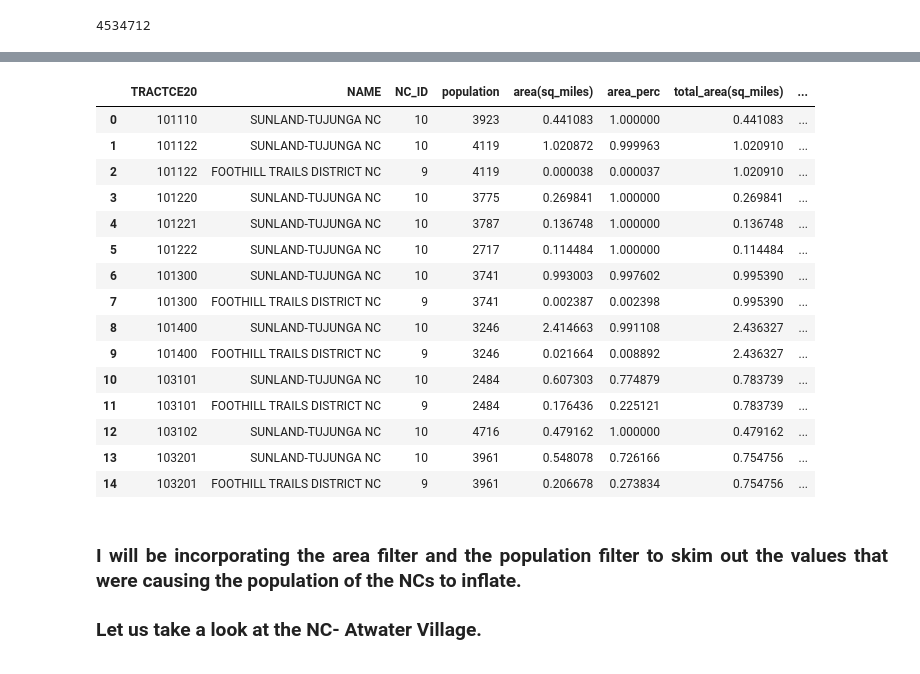
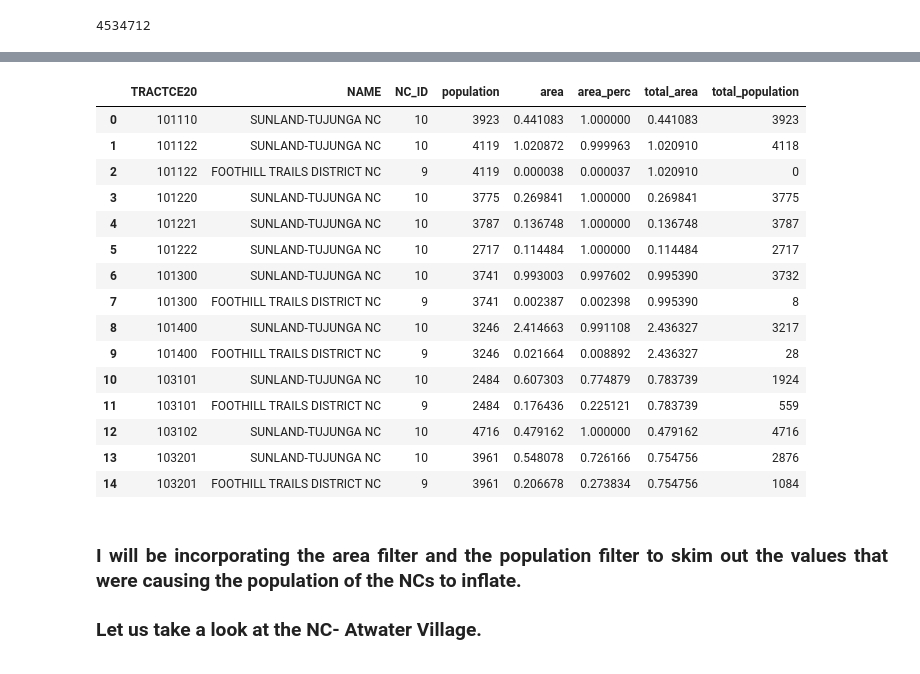
Before and after one commit to hackforla/311-data, a Jupyter notebook: analytics/population/nc_pop_recent.ipynb, the cells around one changed output, grey strips where cells are left out. Saved outputs shown, nothing was run; the diff lists cells and outputs as text; code cells hidden in the pictures.

```diff
--- a/analytics/population/nc_pop_recent.ipynb
+++ b/analytics/population/nc_pop_recent.ipynb
@@ -41,7 +60,6 @@ def area_sq_miles(geo):
 # %%
-# Taking a subset of the acs_demo dataframe.
-
-acs_demo_subset=acs_demo[['GEOID20','population' ]]
+# Taking a subset of the acs_demographics dataframe.
+acs_demographics_subset=acs_demographics[['GEOID20','population' ]]
 
 # Making sure that the crs- coordinate reference system for census_2020 is the same as that of the la_nc using the to_crs()
 # method. This will allow the spatial merging of both the geopandas dataframes.
@@ -49,9 +67,8 @@ acs_demo_subset=acs_demo[['GEOID20','population' ]]
 census_2020 = census_2020.to_crs(la_nc.crs)
 
 # Spatial overlap of the la_nc and census_2020 data.
+census_nc = gpd.overlay(census_2020, la_nc, how='intersection')
 
-census_NC = gpd.overlay(census_2020, la_nc, how='intersection')
-
-census_NC= census_NC[['TRACTCE20','GEOID20', 'NAME', 'NC_ID', 'INTPTLAT20', 'INTPTLON20', 'geometry']]
-print('Number of rows in census_NC: ', census_NC.shape[0])
+census_nc= census_nc[['TRACTCE20','GEOID20', 'NAME', 'NC_ID', 'INTPTLAT20', 'INTPTLON20', 'geometry']]
+print('Number of rows in census_nc: ', census_nc.shape[0])
 # %% [output]
@@ -160,6 +198,9 @@ test.population.sum()
 # %%
 # Add the area column.
-census = pd.merge(census_NC, acs_demo_subset, on='GEOID20')
-census['area(sq_miles)']= census.apply(lambda x: area_sq_miles(x.geometry), axis=1)
-census[['NC_ID','NAME', 'TRACTCE20', 'population','area(sq_miles)']].head(10)
+tracts_nc_demographics = pd.merge(census_nc, acs_demographics_subset, on='GEOID20')
+tracts_nc_demographics['area']= tracts_nc_demographics.apply(lambda row: area_sq_miles(row.geometry), axis=1)
+
+# The area is in square miles.
+
+tracts_nc_demographics[['NC_ID','NAME', 'TRACTCE20', 'population','area']].head(10)
 # %% [output]
@@ -175,11 +216,12 @@ census[['NC_ID','NAME', 'TRACTCE20', 'population','area(sq_miles)']].head(10)
 | 8 | 10 | SUNLAND-TUJUNGA NC | 101400 | 3246 | 2.414663 |
 | 9 | 9 | FOOTHILL TRAILS DISTRICT NC | 101400 | 3246 | 0.021664 |
 # %%
-census_test=census.groupby('TRACTCE20', as_index= False).agg({'NC_ID':'first','NAME':'first','geometry':'first', 'INTPTLAT20':'first', 'INTPTLON20':'first', 'NAME':'first','GEOID20':'first','area(sq_miles)':sum})
-census_test.rename(columns={'area(sq_miles)': 'total_area(sq_miles)'}, inplace=True)
-census_test= census_test[['TRACTCE20','total_area(sq_miles)']]
+# Adding the total_area column by grouping tracts_nc_demographics by TRACTCE20 and summing up the area for each census tract.
+tracts_nc_test = tracts_nc_demographics.groupby('TRACTCE20', as_index= False).agg({'NC_ID':'first','NAME':'first','geometry':'first', 'INTPTLAT20':'first', 'INTPTLON20':'first', 'NAME':'first','GEOID20':'first','area':sum})
+tracts_nc_test.rename(columns={'area': 'total_area'}, inplace=True)
+tracts_nc_test = tracts_nc_test[['TRACTCE20','total_area']]
 # %%
-# Let us add the total_area to census dataframe.
-census_perc= pd.merge(census, census_test, on='TRACTCE20')
-census_perc.head()
+# Let us merge the tracts_nc_demographics and tracts_nc_test dataframes.
+tracts_nc_perc= pd.merge(tracts_nc_demographics, tracts_nc_test, on='TRACTCE20')
+tracts_nc_perc.head()
 # %% [output]
@@ -191,36 +233,35 @@ census_perc.head()
 | 4 | 101221 | 06037101221 | SUNLAND-TUJUNGA NC | 10 | +34.2543290 | -118.2925767 | POLYGON ((-118.29945 34.25598, -1... | 3787 | 0.136748 | ... |
 # %%
 # Evaluating the percentage of the intersecting areas (area_perc):
-census_perc['area_perc'] = census_perc['area(sq_miles)']/census_perc['total_area(sq_miles)']
+tracts_nc_perc['area_perc'] = tracts_nc_perc['area']/tracts_nc_perc['total_area']
 
 # Adding the percentage of population column.
-census_perc['total_population'] = census_perc['population']*census_perc['area_perc']
+tracts_nc_perc['total_population'] = tracts_nc_perc['population']*tracts_nc_perc['area_perc']
 
 # Rounding the population number:
-census_perc['total_population'] = census_perc['total_population'].apply(np.floor)
+tracts_nc_perc['total_population'] = tracts_nc_perc['total_population'].apply(np.floor)
 
 # Converting the population to integer type.
+tracts_nc_perc['total_population']  = tracts_nc_perc['total_population'].astype(int)
 
-census_perc['total_population']  = census_perc['total_population'].astype(int)
-
-census_perc[['TRACTCE20', 'NAME', 'NC_ID', 'population', 'area(sq_miles)', 'area_perc', 'total_area(sq_miles)', 'total_population']].head(15)
+tracts_nc_perc[['TRACTCE20', 'NAME', 'NC_ID', 'population', 'area', 'area_perc', 'total_area', 'total_population']].head(15)
 # %% [output]
-|  | TRACTCE20 | NAME | NC_ID | population | area(sq_miles) | area_perc | total_area(sq_miles) | ... |
-| 0 | 101110 | SUNLAND-TUJUNGA NC | 10 | 3923 | 0.441083 | 1.000000 | 0.441083 | ... |
-| 1 | 101122 | SUNLAND-TUJUNGA NC | 10 | 4119 | 1.020872 | 0.999963 | 1.020910 | ... |
-| 2 | 101122 | FOOTHILL TRAILS DISTRICT NC | 9 | 4119 | 0.000038 | 0.000037 | 1.020910 | ... |
-| 3 | 101220 | SUNLAND-TUJUNGA NC | 10 | 3775 | 0.269841 | 1.000000 | 0.269841 | ... |
-| 4 | 101221 | SUNLAND-TUJUNGA NC | 10 | 3787 | 0.136748 | 1.000000 | 0.136748 | ... |
-| 5 | 101222 | SUNLAND-TUJUNGA NC | 10 | 2717 | 0.114484 | 1.000000 | 0.114484 | ... |
-| 6 | 101300 | SUNLAND-TUJUNGA NC | 10 | 3741 | 0.993003 | 0.997602 | 0.995390 | ... |
-| 7 | 101300 | FOOTHILL TRAILS DISTRICT NC | 9 | 3741 | 0.002387 | 0.002398 | 0.995390 | ... |
-| 8 | 101400 | SUNLAND-TUJUNGA NC | 10 | 3246 | 2.414663 | 0.991108 | 2.436327 | ... |
-| 9 | 101400 | FOOTHILL TRAILS DISTRICT NC | 9 | 3246 | 0.021664 | 0.008892 | 2.436327 | ... |
-| 10 | 103101 | SUNLAND-TUJUNGA NC | 10 | 2484 | 0.607303 | 0.774879 | 0.783739 | ... |
-| 11 | 103101 | FOOTHILL TRAILS DISTRICT NC | 9 | 2484 | 0.176436 | 0.225121 | 0.783739 | ... |
-| 12 | 103102 | SUNLAND-TUJUNGA NC | 10 | 4716 | 0.479162 | 1.000000 | 0.479162 | ... |
-| 13 | 103201 | SUNLAND-TUJUNGA NC | 10 | 3961 | 0.548078 | 0.726166 | 0.754756 | ... |
-| 14 | 103201 | FOOTHILL TRAILS DISTRICT NC | 9 | 3961 | 0.206678 | 0.273834 | 0.754756 | ... |
+|  | TRACTCE20 | NAME | NC_ID | population | area | area_perc | total_area | total_population |
+| 0 | 101110 | SUNLAND-TUJUNGA NC | 10 | 3923 | 0.441083 | 1.000000 | 0.441083 | 3923 |
+| 1 | 101122 | SUNLAND-TUJUNGA NC | 10 | 4119 | 1.020872 | 0.999963 | 1.020910 | 4118 |
+| 2 | 101122 | FOOTHILL TRAILS DISTRICT NC | 9 | 4119 | 0.000038 | 0.000037 | 1.020910 | 0 |
+| 3 | 101220 | SUNLAND-TUJUNGA NC | 10 | 3775 | 0.269841 | 1.000000 | 0.269841 | 3775 |
+| 4 | 101221 | SUNLAND-TUJUNGA NC | 10 | 3787 | 0.136748 | 1.000000 | 0.136748 | 3787 |
+| 5 | 101222 | SUNLAND-TUJUNGA NC | 10 | 2717 | 0.114484 | 1.000000 | 0.114484 | 2717 |
+| 6 | 101300 | SUNLAND-TUJUNGA NC | 10 | 3741 | 0.993003 | 0.997602 | 0.995390 | 3732 |
+| 7 | 101300 | FOOTHILL TRAILS DISTRICT NC | 9 | 3741 | 0.002387 | 0.002398 | 0.995390 | 8 |
+| 8 | 101400 | SUNLAND-TUJUNGA NC | 10 | 3246 | 2.414663 | 0.991108 | 2.436327 | 3217 |
+| 9 | 101400 | FOOTHILL TRAILS DISTRICT NC | 9 | 3246 | 0.021664 | 0.008892 | 2.436327 | 28 |
+| 10 | 103101 | SUNLAND-TUJUNGA NC | 10 | 2484 | 0.607303 | 0.774879 | 0.783739 | 1924 |
+| 11 | 103101 | FOOTHILL TRAILS DISTRICT NC | 9 | 2484 | 0.176436 | 0.225121 | 0.783739 | 559 |
+| 12 | 103102 | SUNLAND-TUJUNGA NC | 10 | 4716 | 0.479162 | 1.000000 | 0.479162 | 4716 |
+| 13 | 103201 | SUNLAND-TUJUNGA NC | 10 | 3961 | 0.548078 | 0.726166 | 0.754756 | 2876 |
+| 14 | 103201 | FOOTHILL TRAILS DISTRICT NC | 9 | 3961 | 0.206678 | 0.273834 | 0.754756 | 1084 |
 # %% [markdown]
 <div style="text-align: justify">
 
```
Also changed, not shown: parts of 31 cells of this notebook.
